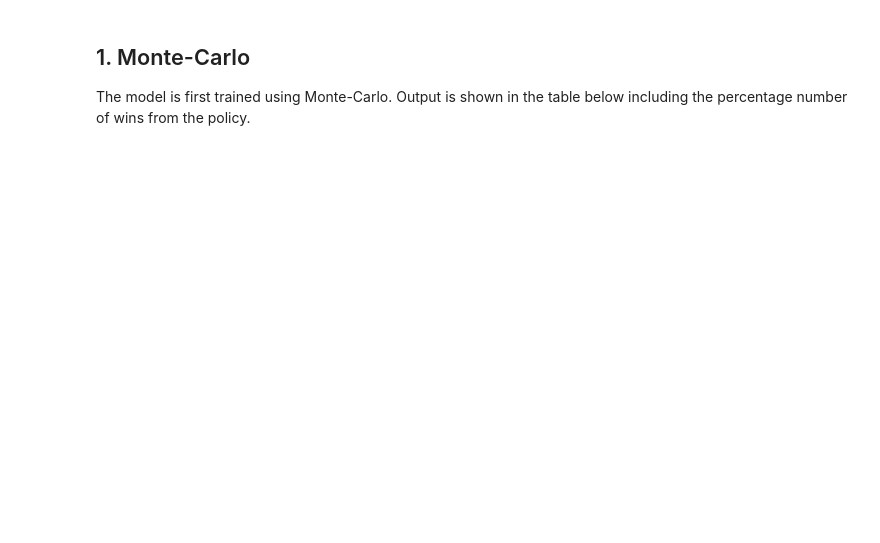
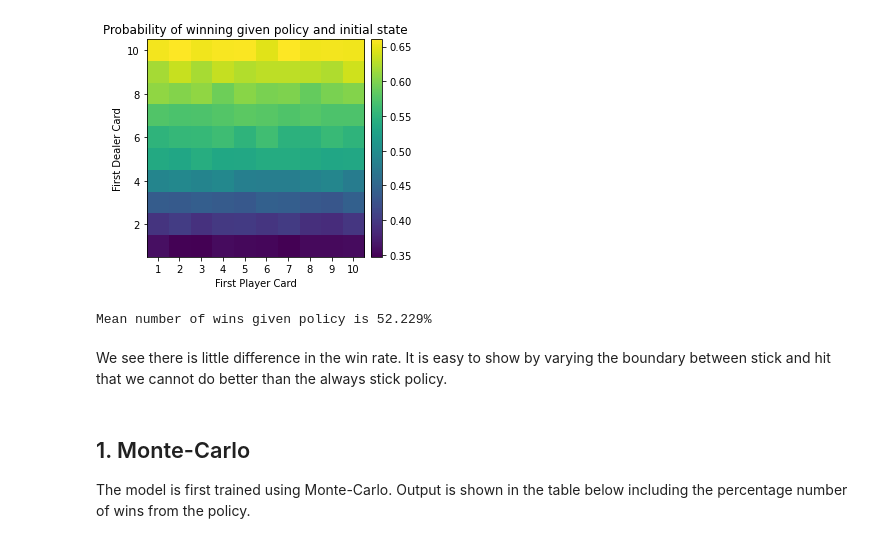
Before and after one commit to paulemms/Easy21Silver, a Jupyter notebook: Easy21.ipynb, the cells around one changed output. Cells and saved outputs as stored; diff of their text form; code cells hidden in the pictures; blank space fills up the shorter version.

```diff
--- a/Easy21.ipynb
+++ b/Easy21.ipynb
@@ -1,3 +24,19 @@
+# %%
+pi = np.empty(e.state_size, dtype=env.Action)
+for d in range(1, e.max_initial_dealer_card+1):
+    for p in range(1, e.max_player_sum+1):
+        if p <= 10:
+            pi[d, p] = env.Action.STICK
+        else:
+            pi[d, p] = env.Action.HIT
+# %%
+ave = plt.plot_wins_dist(e, pi)
+print(f'Mean number of wins given policy is {ave * 100:.3f}%')
+# %% [output]
+[figure, added]
+Mean number of wins given policy is 52.229%
+# %% [markdown]
+We see there is little difference in the win rate. It is easy to show by varying the boundary between stick and hit that we cannot do better than the always stick policy.
 # %% [markdown]
 ## 1. Monte-Carlo
 
```
Also changed, not shown: parts of 15 cells of this notebook, 5 other files.
